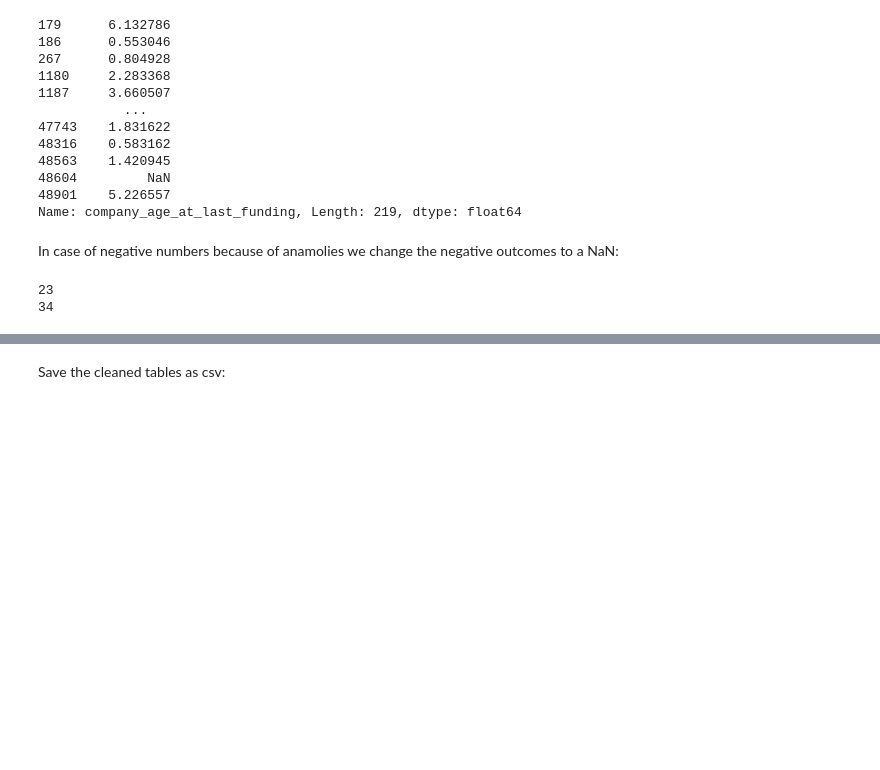
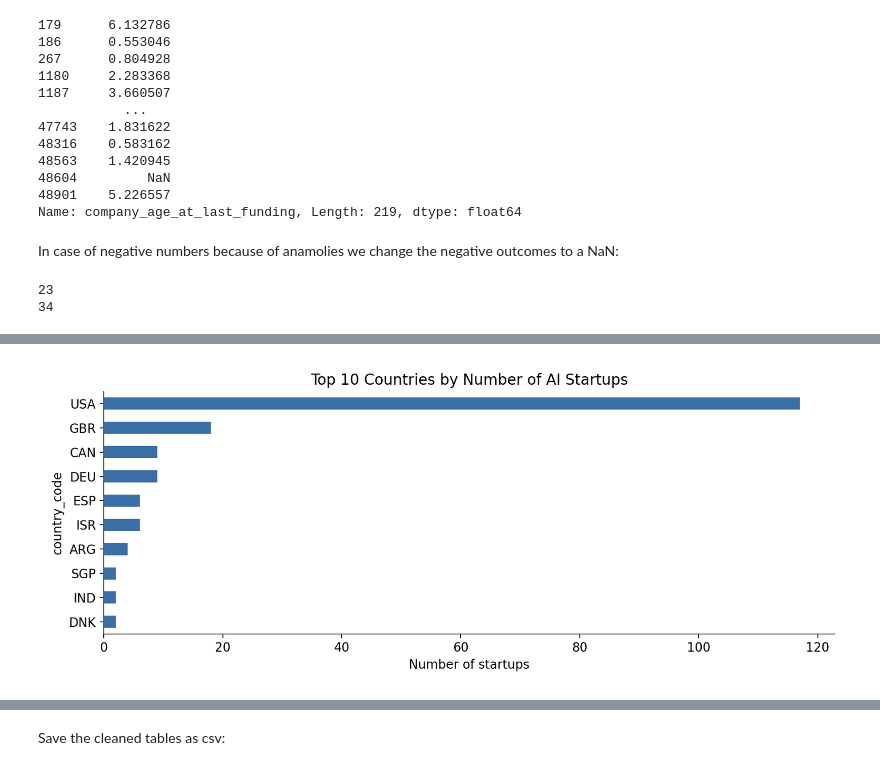
Before and after one commit to feyzaunutulmaz/capstone_ai_startup_intelligence, a Jupyter notebook: data_cleaning.ipynb, the cells around one changed output, grey strips where cells are left out. Drawn from its saved outputs; the diff is of its cells as text; code cells hidden in the pictures; blank space fills up the shorter version.

```diff
--- a/data_cleaning.ipynb
+++ b/data_cleaning.ipynb
@@ -621,0 +682,14 @@ len(df_invest_raw)
+# %%
+
+# 3. Top 10 countries by number of AI startups
+top_country = df[df['country_code'] != 'Unknown']['country_code'].value_counts().head(10)
+fig, ax = plt.subplots(figsize=(10, 4))
+top_country[::-1].plot(kind='barh', ax=ax, color=BLUE)
+ax.set_xlabel('Number of startups')
+ax.set_title('Top 10 Countries by Number of AI Startups')
+plt.tight_layout()
+plt.savefig('chart_top_countries_en.png', dpi=180)
+plt.close()
+display(Image('chart_top_countries_en.png'))
+# %% [output]
+[figure, added]
```
Also changed, not shown: parts of 7 cells of this notebook, 9 other files.
